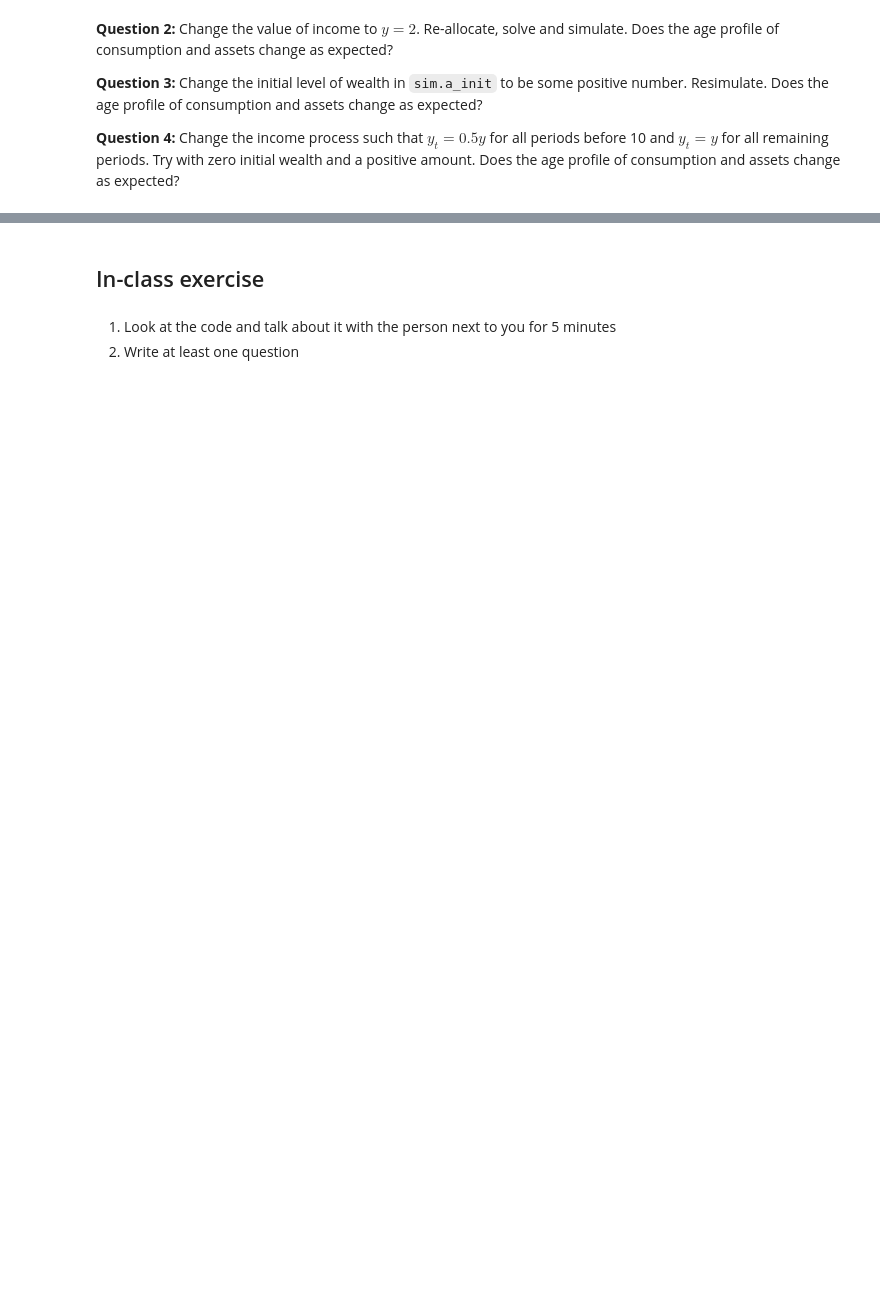
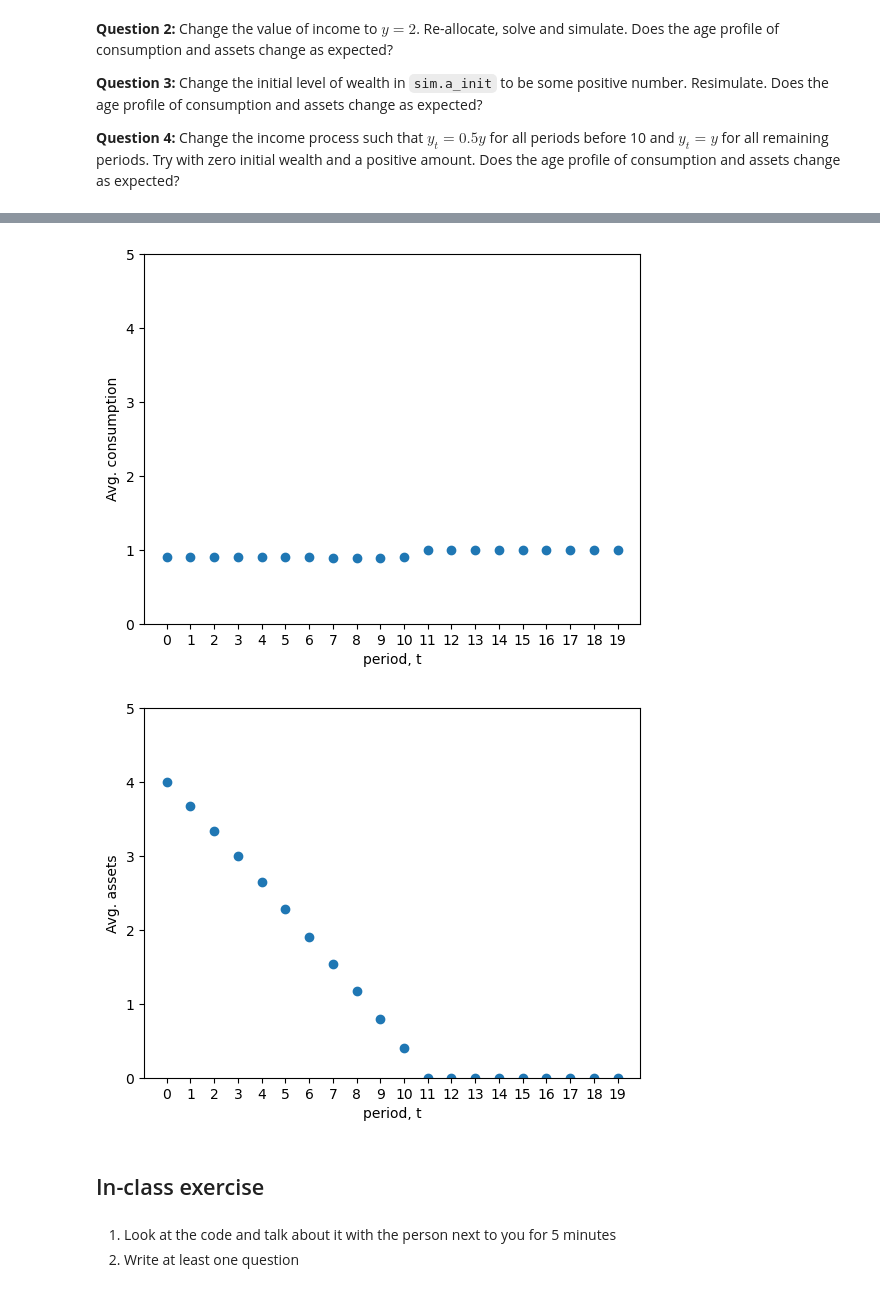
Before and after one commit to zbp778/HouseholdBehaviorCourse, a Jupyter notebook: 01/02. Consumption-Saving Model.ipynb, the cells around one changed output, grey strips where cells are left out. Saved outputs shown, nothing was run; the diff lists cells and outputs as text; code cells hidden in the pictures; blank space fills up the shorter version.

```diff
--- a/01/02. Consumption-Saving Model.ipynb
+++ b/01/02. Consumption-Saving Model.ipynb
@@ -143,3 +187,21 @@ ax.set(xlabel='period, t',ylabel='Avg. assets',ylim=[0,2],xticks=range(par.simT)
+# %%
+#Q4:
+model_Q4=model.copy()
+model_Q4.sim.a_init=np.ones(par.simN)*4
+model_Q4.par.yt[0:11]=model_Q4.par.yt[0:11]*0.5
+model_Q4.solve()
+model_Q4.simulate()
+
+fig, ax = plt.subplots()
+ax.scatter(range(par.simT),np.mean(model_Q4.sim.c,axis=0))
+ax.set(xlabel='period, t',ylabel='Avg. consumption',ylim=[0,5],xticks=range(par.simT));
+
+fig, ax = plt.subplots()
+ax.scatter(range(par.simT),np.mean(model_Q4.sim.a,axis=0))
+ax.set(xlabel='period, t',ylabel='Avg. assets',ylim=[0,5],xticks=range(par.simT));
+# %% [output]
+[figure, added]
+[figure, added]
 # %% [markdown]
 ## In-class exercise
 # %% [markdown]
```
Also changed, not shown: parts of 16 cells of this notebook.
